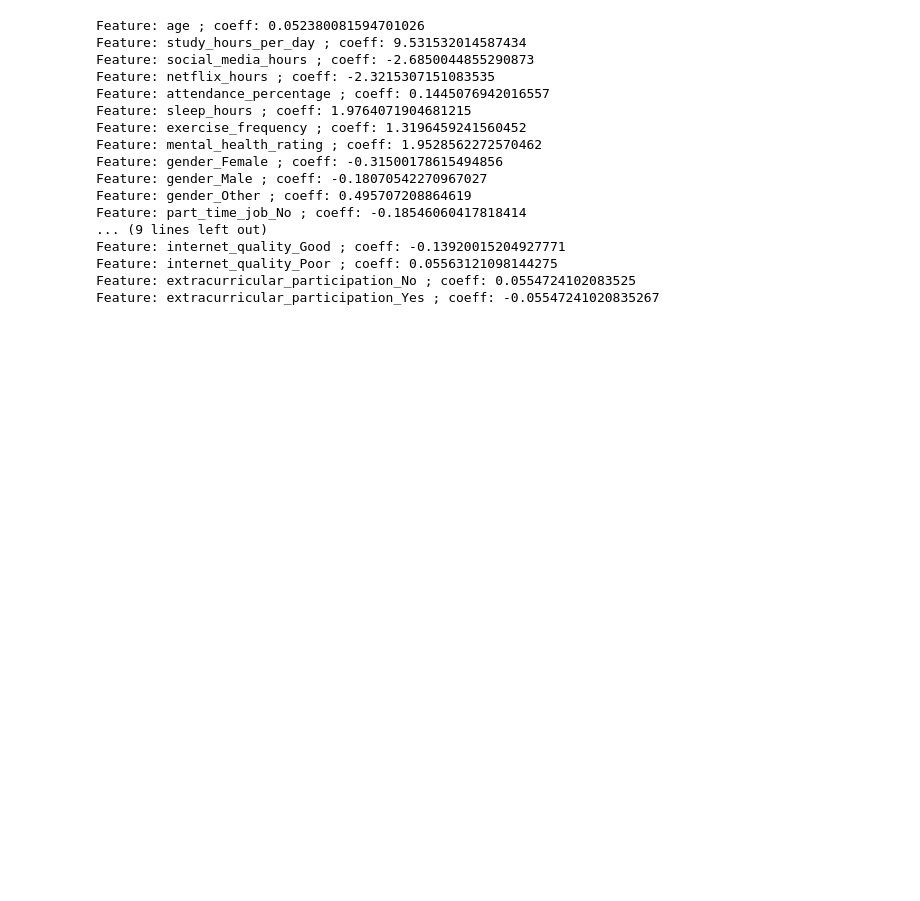
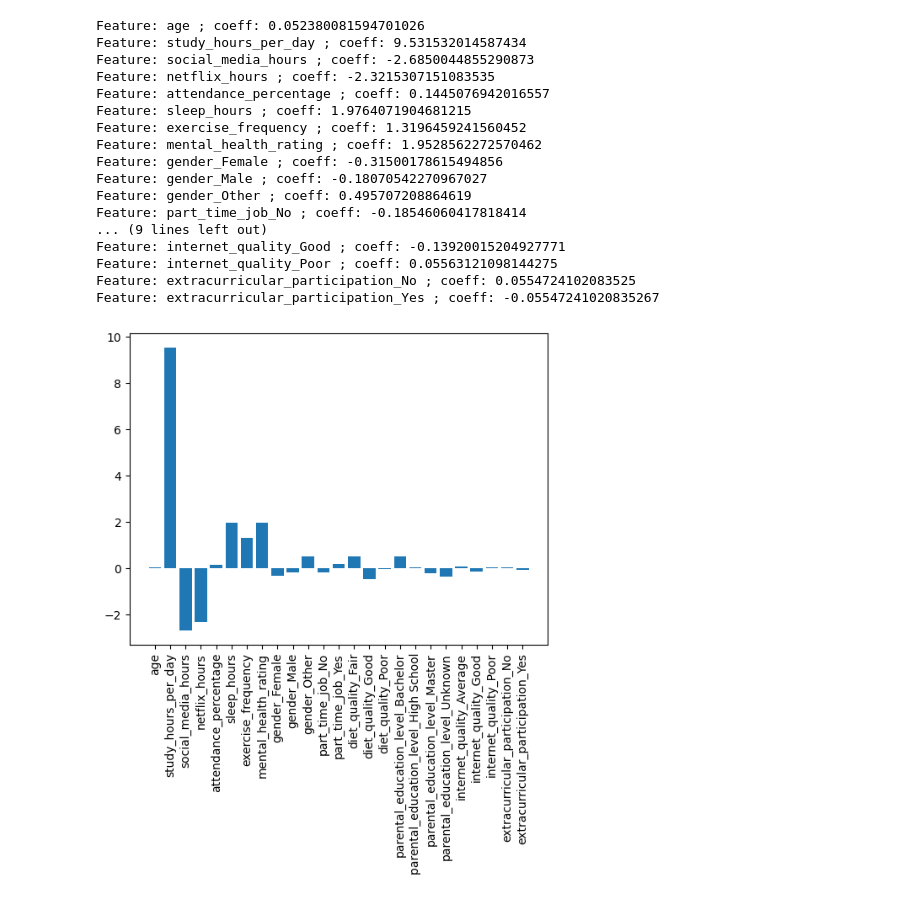
Before and after one commit to smazoyerdatascience/Student-Habits-vs-Academic-Performance, a Jupyter notebook: notebooks/student_habits_performance_ML.ipynb, the cells around one changed output. Cells and saved outputs as stored; diff of their text form; code cells hidden in the pictures; blank space fills up the shorter version.

```diff
--- a/notebooks/student_habits_performance_ML.ipynb
+++ b/notebooks/student_habits_performance_ML.ipynb
@@ -129,3 +129,9 @@ Feature: internet_quality_Good ; coeff: -0.13920015204927771
 Feature: internet_quality_Poor ; coeff: 0.05563121098144275
 Feature: extracurricular_participation_No ; coeff: 0.0554724102083525
 Feature: extracurricular_participation_Yes ; coeff: -0.05547241020835267
+# %%
+plt.bar(X.columns, reg_lin.coef_)
+plt.xticks(rotation=90)
+plt.show()
+# %% [output]
+[figure, added]
```
Also changed, not shown: parts of 2 cells of this notebook.
